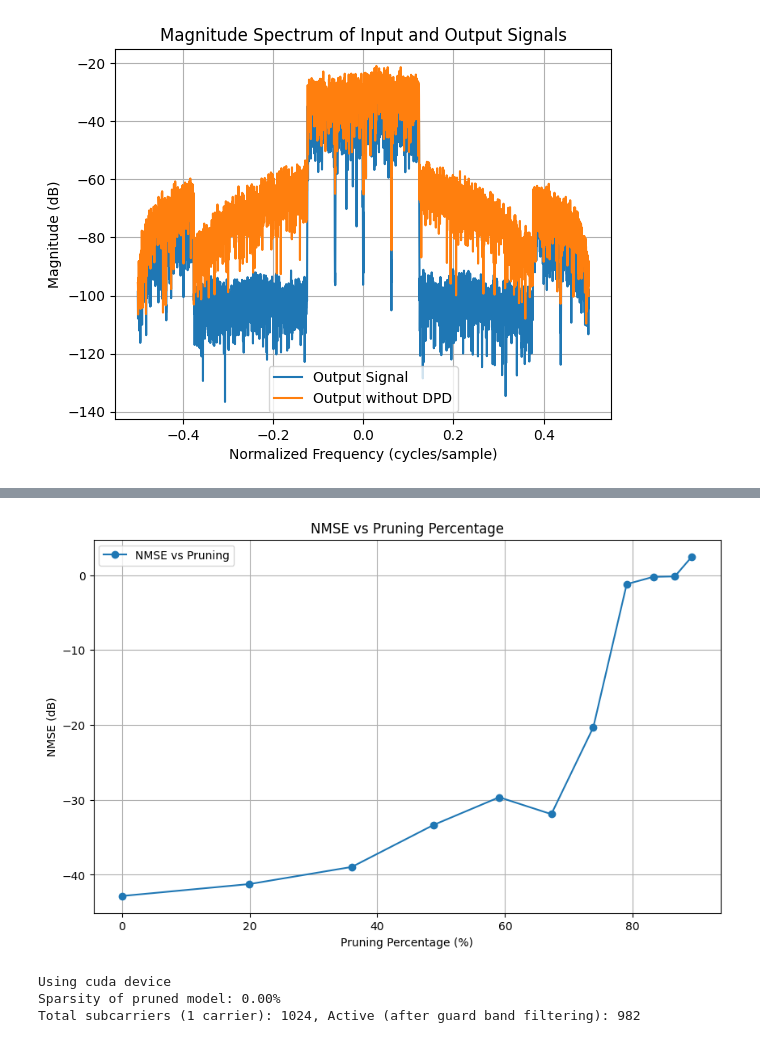
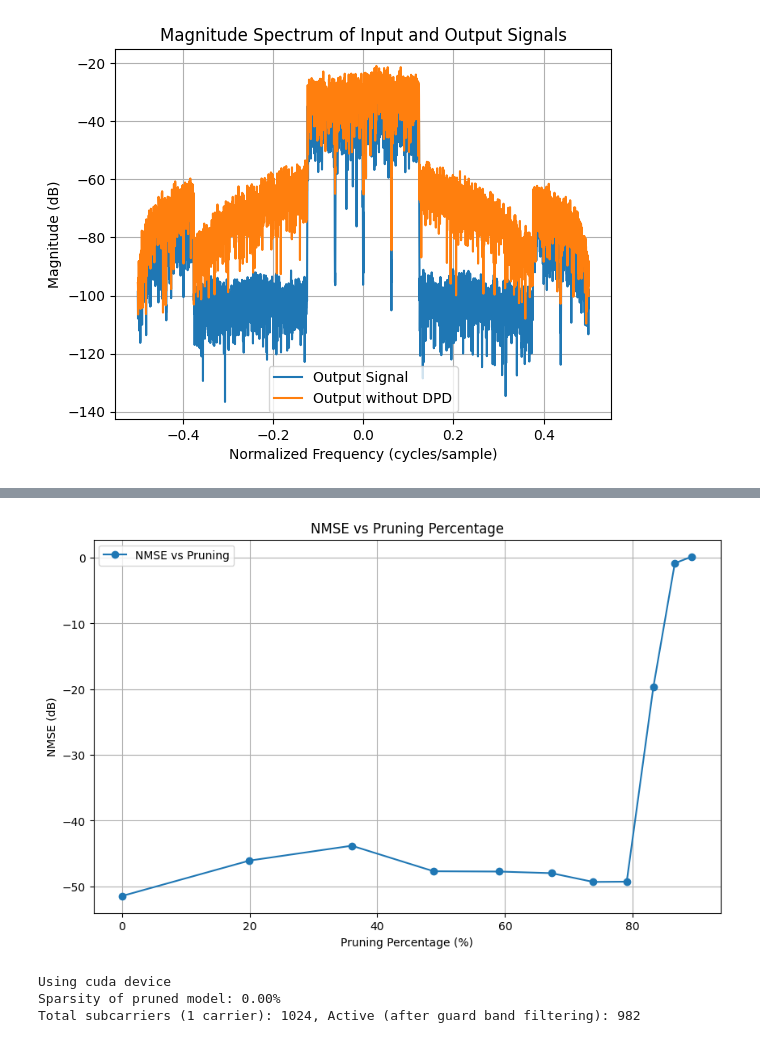
Before and after one commit to aquigney/sparseDPD, a Jupyter notebook: open_dpd_pruning/open_dpd_dataset_pruning.ipynb, the cells around one changed output, grey strips where cells are left out. Saved outputs shown, nothing was run; the diff lists cells and outputs as text; code cells hidden in the pictures.

```diff
--- a/open_dpd_pruning/open_dpd_dataset_pruning.ipynb
+++ b/open_dpd_pruning/open_dpd_dataset_pruning.ipynb
@@ -272,7 +272,7 @@ pruning_experiment_pgjanet_one_layer = DatapathPruningExperiment(
     retrain_epochs=100,
     ila_iterations=1,
     nmse_tolerance=-40,
-    seq_length=16384
+    seq_length=None
 )
 
 pruning_experiment_pgjanet_one_layer.run()
@@ -300,4 +300,4 @@ NMSE: 2.4746 dB
-[figure, old version]
+[figure, new version]
 # %%
 # Load best linear pruned model and evaluate performance
 best_pruned_pgjanet_inverse_nn = PGJANET_NeuralNetwork(num_memory_levels=15, model_type='PGJANETNetwork', nn_file_path='pgjanet_one_layer_fixed_percentage_pruned_inverse_model_open.pt', forward_model=False)
```
Also changed, not shown: parts of 2 cells of this notebook, 1 other file.
